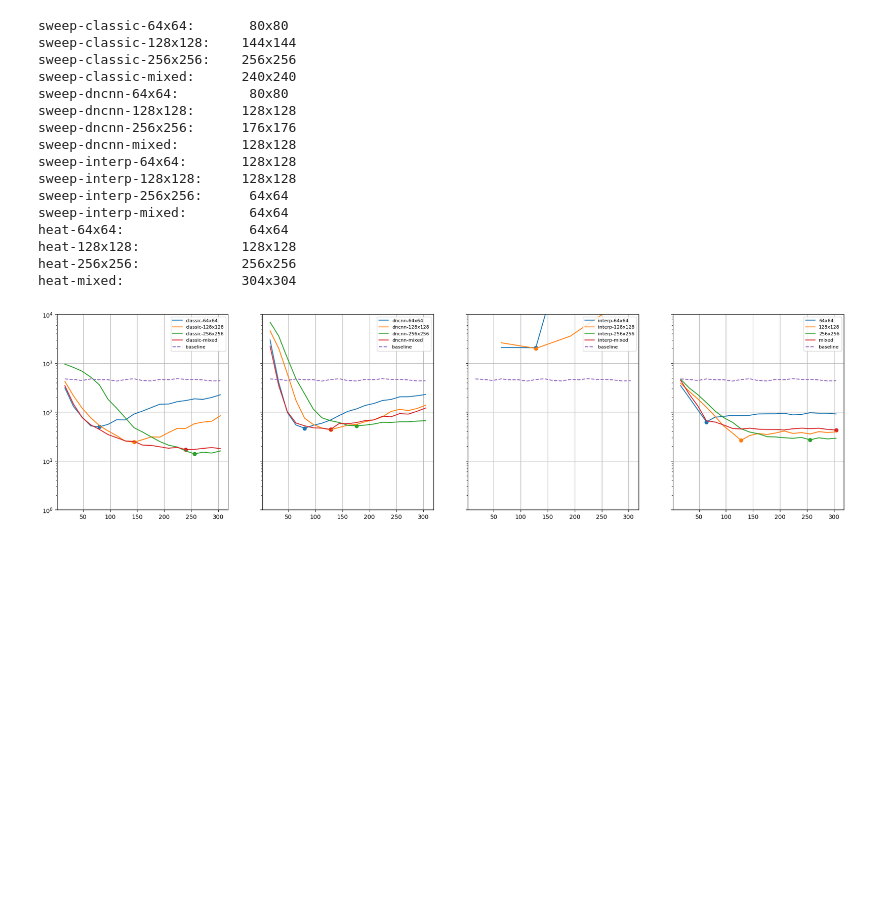
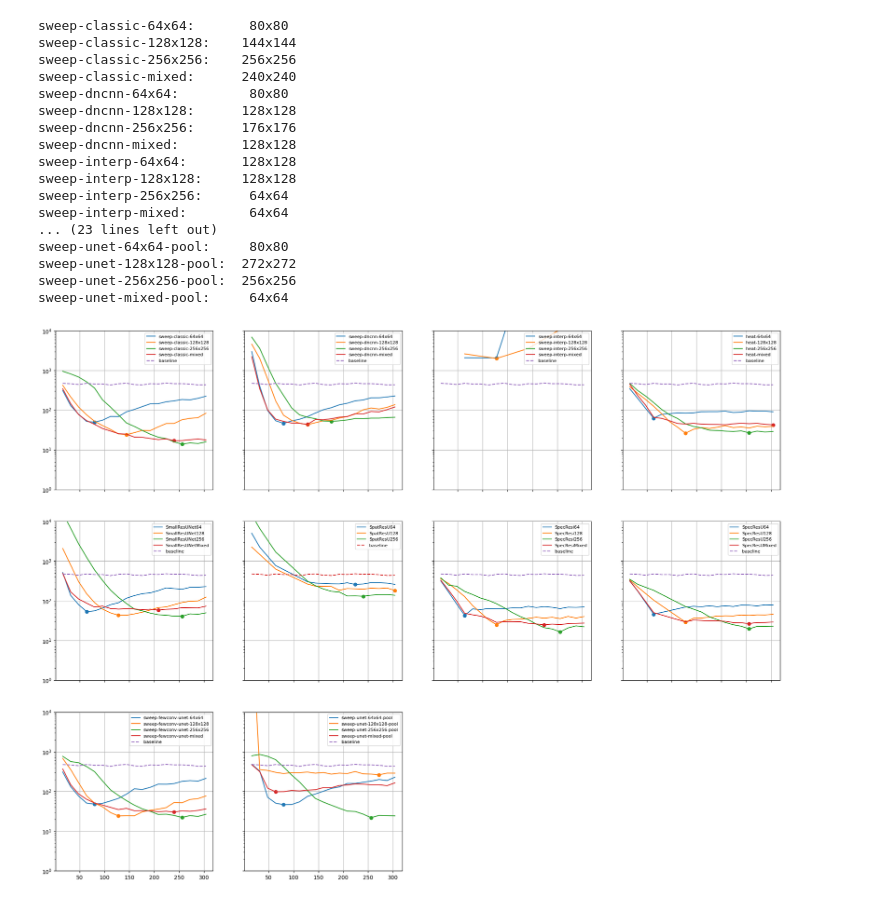
Before and after one commit to AlexanderAuras/neural-operator-view-on-unets, a Jupyter notebook: notebooks/sweeps.ipynb, the cells around one changed output. Cells and saved outputs as stored; diff of their text form; code cells hidden in the pictures; blank space fills up the shorter version.

```diff
--- a/notebooks/sweeps.ipynb
+++ b/notebooks/sweeps.ipynb
@@ -24,48 +24,77 @@ run_paths = [
     RUNS_DIR / "__old" / "sweep-interp-128x128",
     RUNS_DIR / "__old" / "sweep-interp-256x256",
     RUNS_DIR / "__old" / "sweep-interp-mixed",
-    RUNS_DIR / "heat-64x64",
-    RUNS_DIR / "heat-128x128",
-    RUNS_DIR / "heat-256x256",
-    RUNS_DIR / "heat-mixed",
+    RUNS_DIR / "__old2" / "heat-64x64",
+    RUNS_DIR / "__old2" / "heat-128x128",
+    RUNS_DIR / "__old2" / "heat-256x256",
+    RUNS_DIR / "__old2" / "heat-mixed",
+    RUNS_DIR / "SmallResUNet64",
+    RUNS_DIR / "SmallResUNet128",
+    RUNS_DIR / "SmallResUNet256",
+    RUNS_DIR / "SmallResUNetMixed",
+    RUNS_DIR / "SpatResU64",
+    RUNS_DIR / "SpatResU128",
+    RUNS_DIR / "SpatResU256",
+    # RUNS_DIR / "SpatResUMixed",
+    RUNS_DIR / "SpecResi64",
+    RUNS_DIR / "SpecResi128",
+    RUNS_DIR / "SpecResi256",
+    RUNS_DIR / "SpecResiMixed",
+    RUNS_DIR / "SpecResU64",
+    RUNS_DIR / "SpecResU128",
+    RUNS_DIR / "SpecResU256",
+    RUNS_DIR / "SpecResUMixed",
+    RUNS_DIR / "sweep-fewconv-unet-64x64",
+    RUNS_DIR / "sweep-fewconv-unet-128x128",
+    RUNS_DIR / "sweep-fewconv-unet-256x256",
+    RUNS_DIR / "sweep-fewconv-unet-mixed",
+    RUNS_DIR / "sweep-unet-64x64-pool",
+    RUNS_DIR / "sweep-unet-128x128-pool",
+    RUNS_DIR / "sweep-unet-256x256-pool",
+    RUNS_DIR / "sweep-unet-mixed-pool",
 ]
 # %%
-plt.subplots(1, 4, figsize=(24, 6), sharey=True)
+plt.subplots(3, 4, figsize=(24, 18), sharex=True, sharey=True)
 plt.ylim(1e0, 1e4)
-for part in ["classic", "dncnn", "interp", "heat"]:
-    plt.subplot(1, 4, ["classic", "dncnn", "interp", "heat"].index(part) + 1)
+for i, part in enumerate(["classic", "dncnn", "interp", "heat", "SmallResUNet", "SpatRes", "SpecResi", "SpecResU", "fewconv", "pool"]):
+    plt.subplot(3, 4, i + 1)
     for run_path in run_paths:
         if part not in run_path.name:
             continue
         data = pd.read_csv(run_path / "test-results.csv")
         sizes = np.array([int(x.split("x")[0]) for x in data["dataset"] if x != "all-avg"])
         data.rename(columns={" value": "value"}, inplace=True)
         losses = data.loc[data["dataset"] != "all-avg"]["value"].to_numpy()
-        plt.plot(sizes, losses, label="-".join(run_path.name.split("-")[1:]))
+        plt.plot(sizes, losses, label=run_path.name)
         best_i = np.argmin(losses)
         plt.scatter(sizes[best_i], losses[best_i])
         print(f"{run_path.name+':':25} {sizes[best_i]: >3d}x{sizes[best_i]}")
     plt.plot(baseline_sizes, baseline_losses, "--", label="baseline")
     plt.yscale("log")
     plt.legend(fontsize=8, loc="upper right")
     plt.scatter([i for i in range(300)], [float("NaN") for _ in range(300)])
     plt.grid()
+plt.subplot(3, 4, 11)
+plt.axis("off")
+plt.subplot(3, 4, 12)
+plt.axis("off")
 plt.show()
 # %% [output]
 sweep-classic-64x64:       80x80
 sweep-classic-128x128:    144x144
 sweep-classic-256x256:    256x256
 sweep-classic-mixed:      240x240
 sweep-dncnn-64x64:         80x80
 sweep-dncnn-128x128:      128x128
 sweep-dncnn-256x256:      176x176
 sweep-dncnn-mixed:        128x128
 sweep-interp-64x64:       128x128
 sweep-interp-128x128:     128x128
 sweep-interp-256x256:      64x64
 sweep-interp-mixed:        64x64
-heat-64x64:                64x64
-heat-128x128:             128x128
-heat-256x256:             256x256
-heat-mixed:               304x304
+... (23 lines left out)
+sweep-unet-64x64-pool:     80x80
+sweep-unet-128x128-pool:  272x272
+sweep-unet-256x256-pool:  256x256
+sweep-unet-mixed-pool:     64x64
-[figure, old version]
+[figure, new version]
```
Also changed, not shown: 3 other files.
